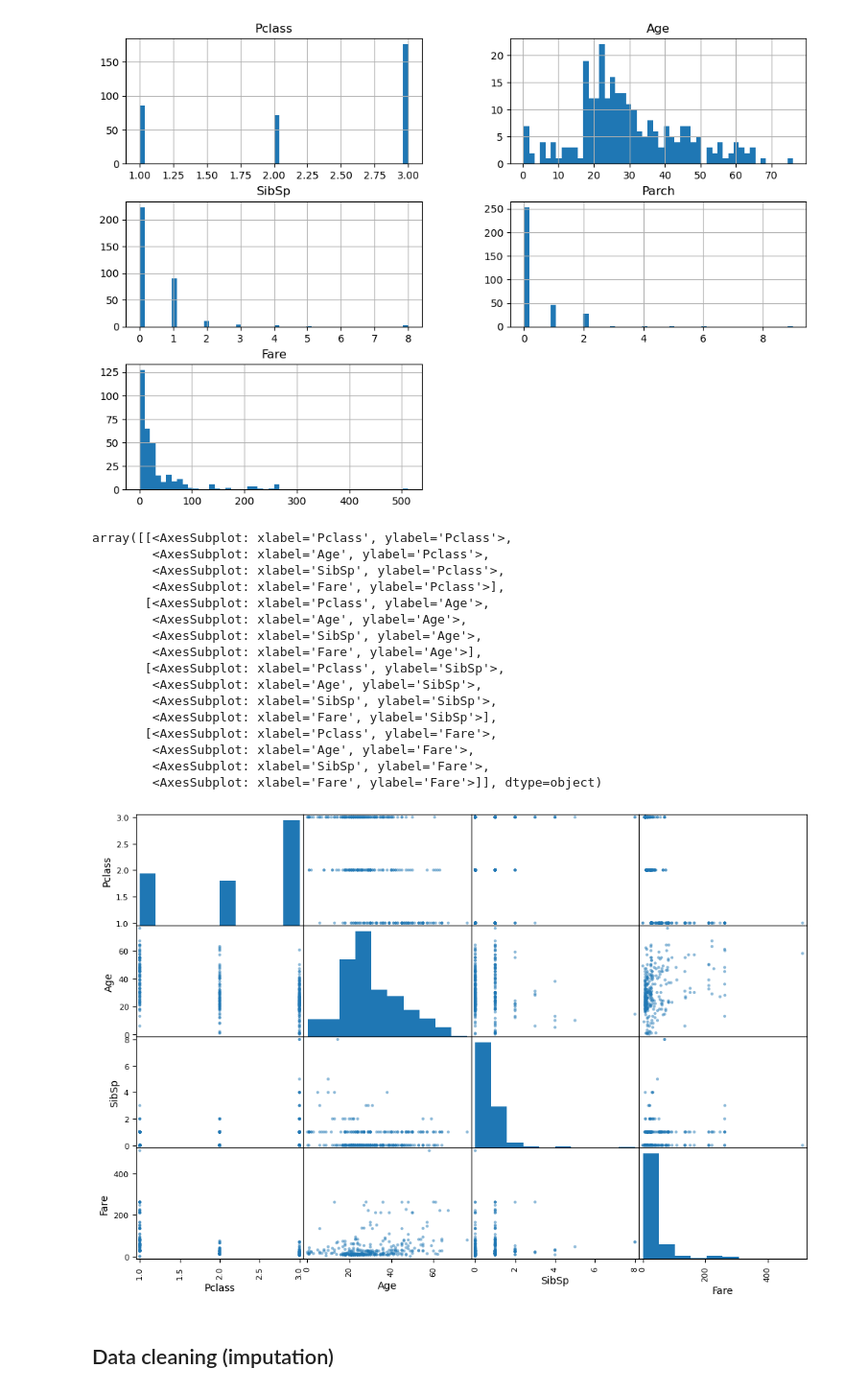
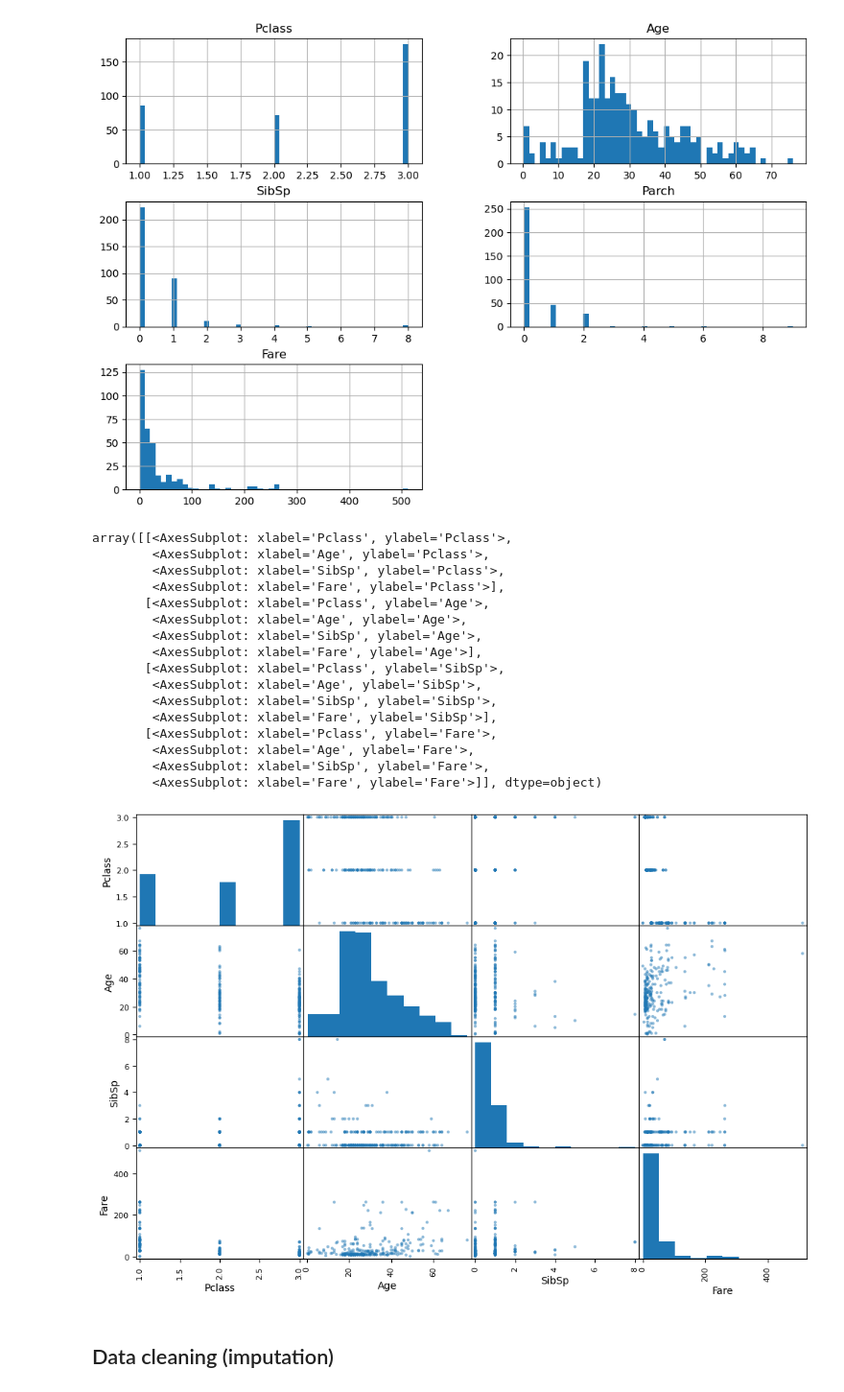
Before and after one commit to M-Atif-ML/titanic-passengers-survival-prediction, a Jupyter notebook: titanic_prediction/Untitled.ipynb, the cells around one changed output. Shown at 96% size. Saved outputs shown, nothing was run; the diff lists cells and outputs as text; code cells hidden in the pictures.

```diff
--- a/titanic_prediction/Untitled.ipynb
+++ b/titanic_prediction/Untitled.ipynb
@@ -171,27 +135,27 @@ plt.show()
 # %%
 from pandas.plotting import scatter_matrix
 
 attributes = ["Pclass","Age","SibSp","Fare"]
 
-scatter_matrix(pass_information[attributes],figsize=(12,8))
+scatter_matrix(X_train[attributes],figsize=(12,8))
 # %% [output]
 array([[<AxesSubplot: xlabel='Pclass', ylabel='Pclass'>,
         <AxesSubplot: xlabel='Age', ylabel='Pclass'>,
         <AxesSubplot: xlabel='SibSp', ylabel='Pclass'>,
         <AxesSubplot: xlabel='Fare', ylabel='Pclass'>],
        [<AxesSubplot: xlabel='Pclass', ylabel='Age'>,
         <AxesSubplot: xlabel='Age', ylabel='Age'>,
         <AxesSubplot: xlabel='SibSp', ylabel='Age'>,
         <AxesSubplot: xlabel='Fare', ylabel='Age'>],
        [<AxesSubplot: xlabel='Pclass', ylabel='SibSp'>,
         <AxesSubplot: xlabel='Age', ylabel='SibSp'>,
         <AxesSubplot: xlabel='SibSp', ylabel='SibSp'>,
         <AxesSubplot: xlabel='Fare', ylabel='SibSp'>],
        [<AxesSubplot: xlabel='Pclass', ylabel='Fare'>,
         <AxesSubplot: xlabel='Age', ylabel='Fare'>,
         <AxesSubplot: xlabel='SibSp', ylabel='Fare'>,
         <AxesSubplot: xlabel='Fare', ylabel='Fare'>]], dtype=object)
-[figure, old version]
+[figure, new version]
 # %% [markdown]
 ## Data cleaning (imputation)
 # %%
```
Also changed, not shown: parts of 33 cells of this notebook.
